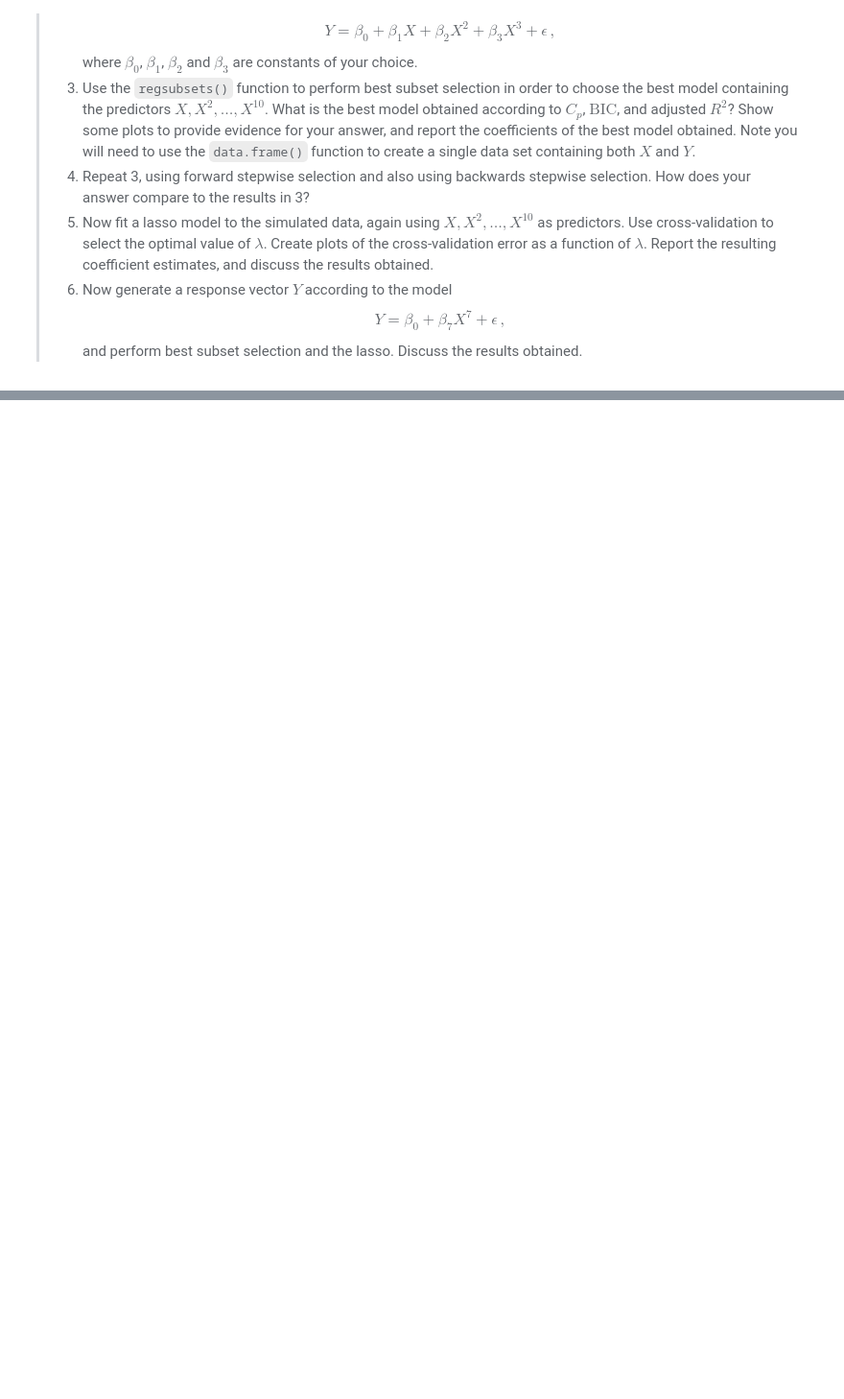
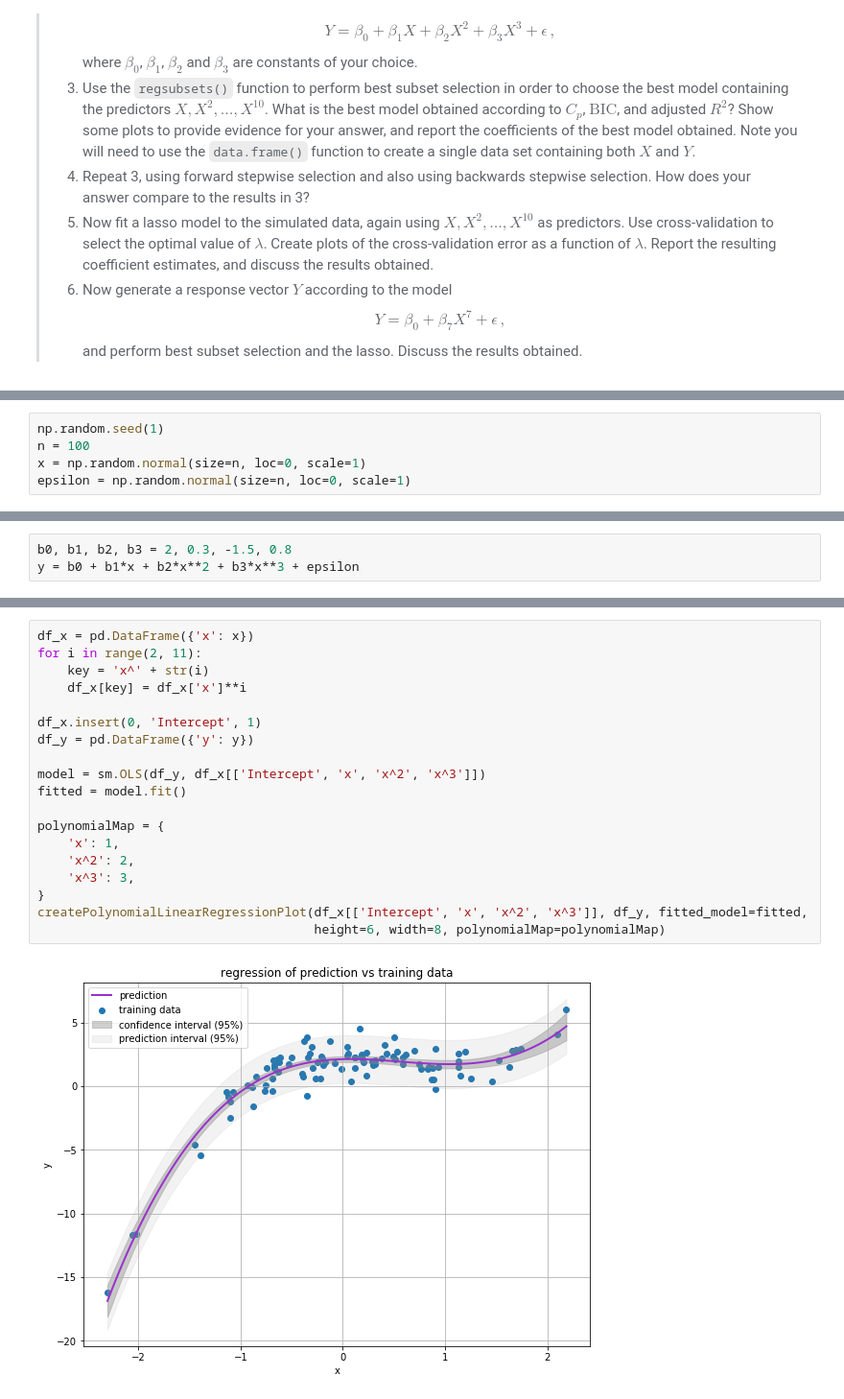
Before and after one commit to HerrBroekman/Python-solutions-for-An-Introduction-to-Statistical-Learning, a Jupyter notebook: Chapter6/Exercise08/6_8.ipynb, the cells around one changed output, grey strips where cells are left out. Shown: that part at 96% size. Saved outputs shown, nothing was run; the diff lists cells and outputs as text; blank space fills up the shorter version.

```diff
--- a/Chapter6/Exercise08/6_8.ipynb
+++ b/Chapter6/Exercise08/6_8.ipynb
@@ -23,0 +53,5 @@
+# %%
+np.random.seed(1)
+n = 100
+x = np.random.normal(size=n, loc=0, scale=1)
+epsilon = np.random.normal(size=n, loc=0, scale=1)
@@ -23,0 +69,3 @@
+# %%
+b0, b1, b2, b3 = 2, 0.3, -1.5, 0.8
+y = b0 + b1*x + b2*x**2 + b3*x**3 + epsilon
@@ -23,0 +77,21 @@
+# %%
+df_x = pd.DataFrame({'x': x})
+for i in range(2, 11):
+    key = 'x^' + str(i)
+    df_x[key] = df_x['x']**i
+
+df_x.insert(0, 'Intercept', 1)
+df_y = pd.DataFrame({'y': y})
+
+model = sm.OLS(df_y, df_x[['Intercept', 'x', 'x^2', 'x^3']])
+fitted = model.fit()
+
+polynomialMap = {
+    'x': 1,
+    'x^2': 2,
+    'x^3': 3,
+}
+createPolynomialLinearRegressionPlot(df_x[['Intercept', 'x', 'x^2', 'x^3']], df_y, fitted_model=fitted,
+                                     height=6, width=8, polynomialMap=polynomialMap)
+# %% [output]
+[figure, added]
```
Also changed, not shown: parts of 16 cells of this notebook, 1 other file.
